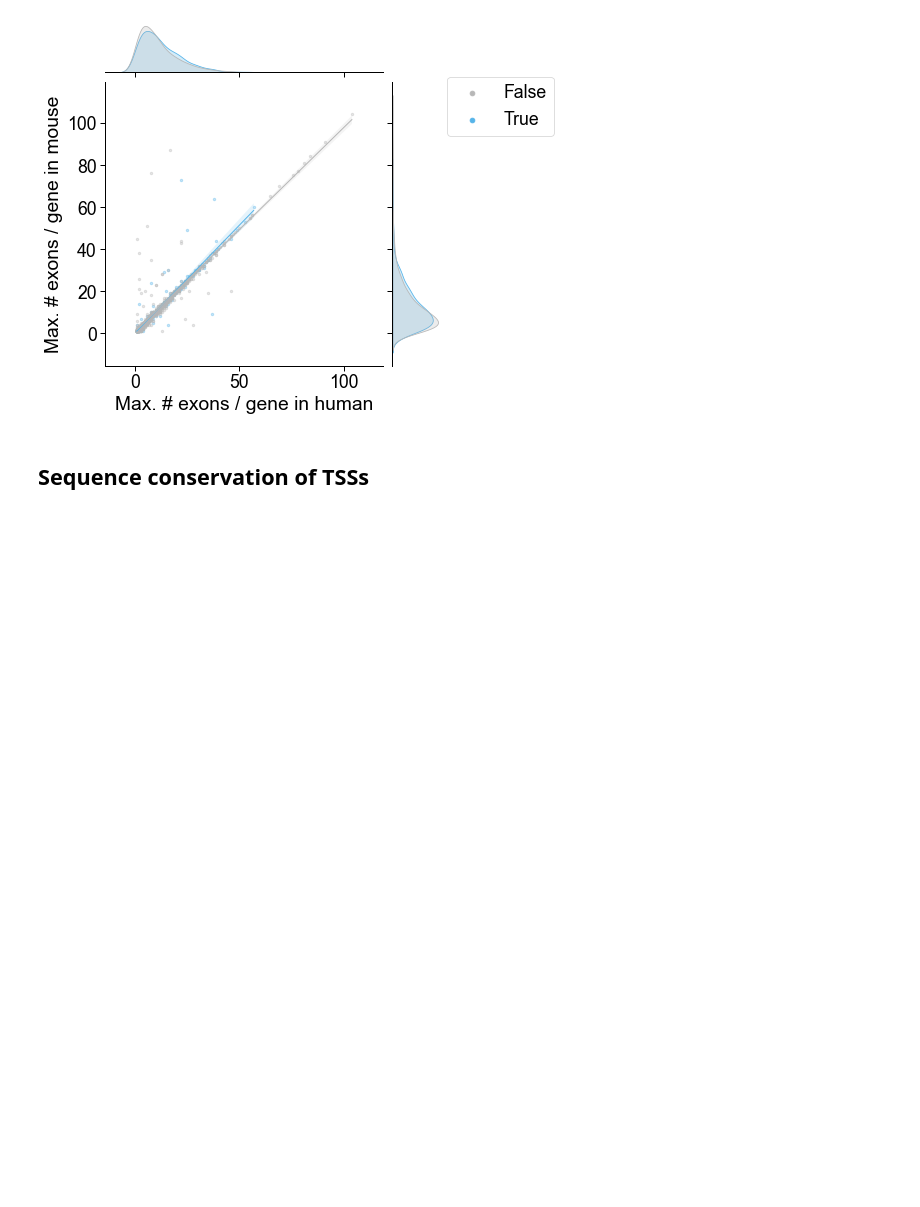
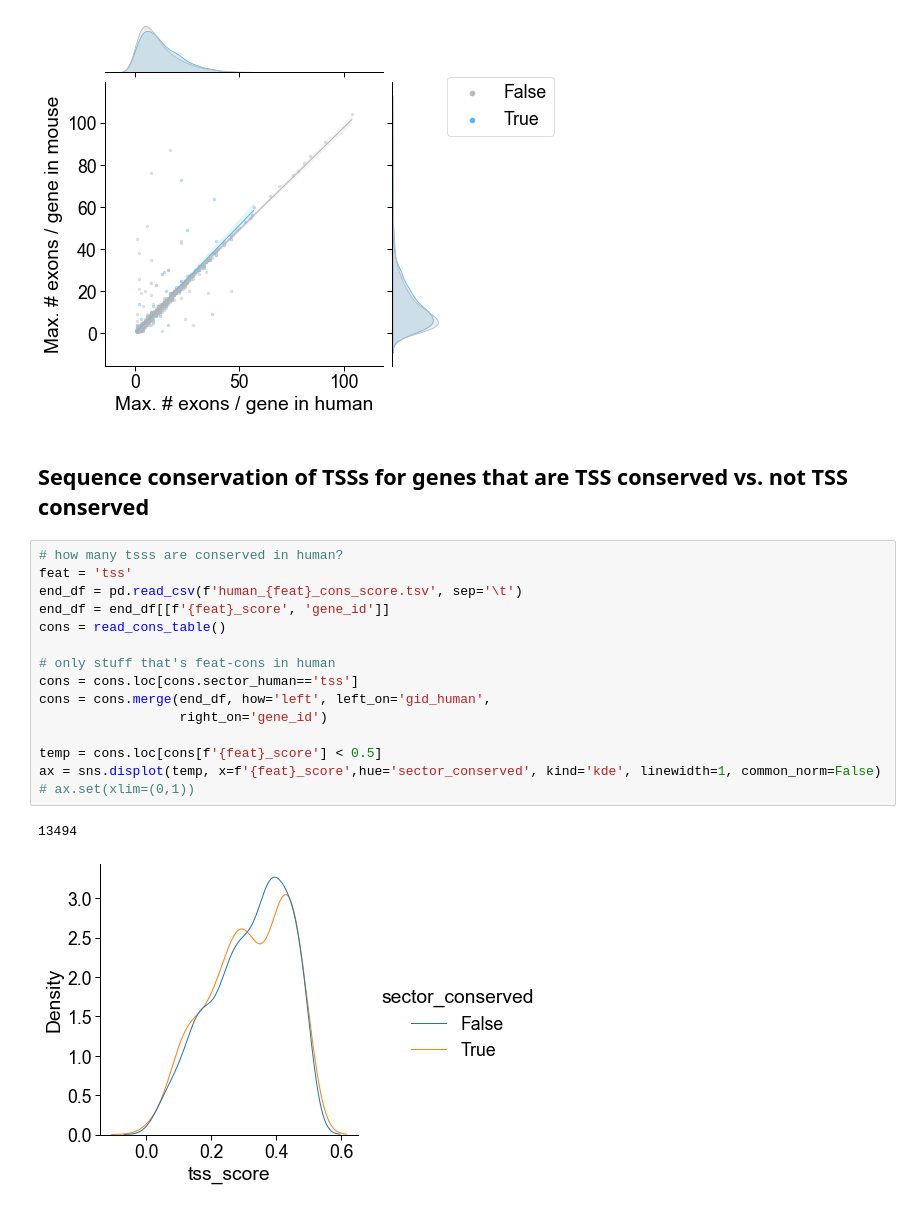
Before and after one commit to fairliereese/paper_rnawg, a Jupyter notebook: figures_revisions/revisions/human_mouse_cons_features_2.ipynb, the cells around one changed output. Saved outputs shown, nothing was run; the diff lists cells and outputs as text; blank space fills up the shorter version.

```diff
--- a/figures_revisions/revisions/human_mouse_cons_features_2.ipynb
+++ b/figures_revisions/revisions/human_mouse_cons_features_2.ipynb
@@ -856,4 +857,22 @@ For genes w/ False sector conserved, spearman rho=0.9519487282802117 and pval=0.
 [figure]
 [figure]
 # %% [markdown]
-## Sequence conservation of TSSs
+## Sequence conservation of TSSs for genes that are TSS conserved vs. not TSS conserved
+# %%
+# how many tsss are conserved in human?
+feat = 'tss'
+end_df = pd.read_csv(f'human_{feat}_cons_score.tsv', sep='\t')
+end_df = end_df[[f'{feat}_score', 'gene_id']]
+cons = read_cons_table()
+
+# only stuff that's feat-cons in human
+cons = cons.loc[cons.sector_human=='tss']
+cons = cons.merge(end_df, how='left', left_on='gid_human',
+                  right_on='gene_id')
+
+temp = cons.loc[cons[f'{feat}_score'] < 0.5]
+ax = sns.displot(temp, x=f'{feat}_score',hue='sector_conserved', kind='kde', linewidth=1, common_norm=False)
+# ax.set(xlim=(0,1))
+# %% [output]
+13494
+[figure, added]
```
Also changed, not shown: parts of 6 cells of this notebook, 2 other files.
